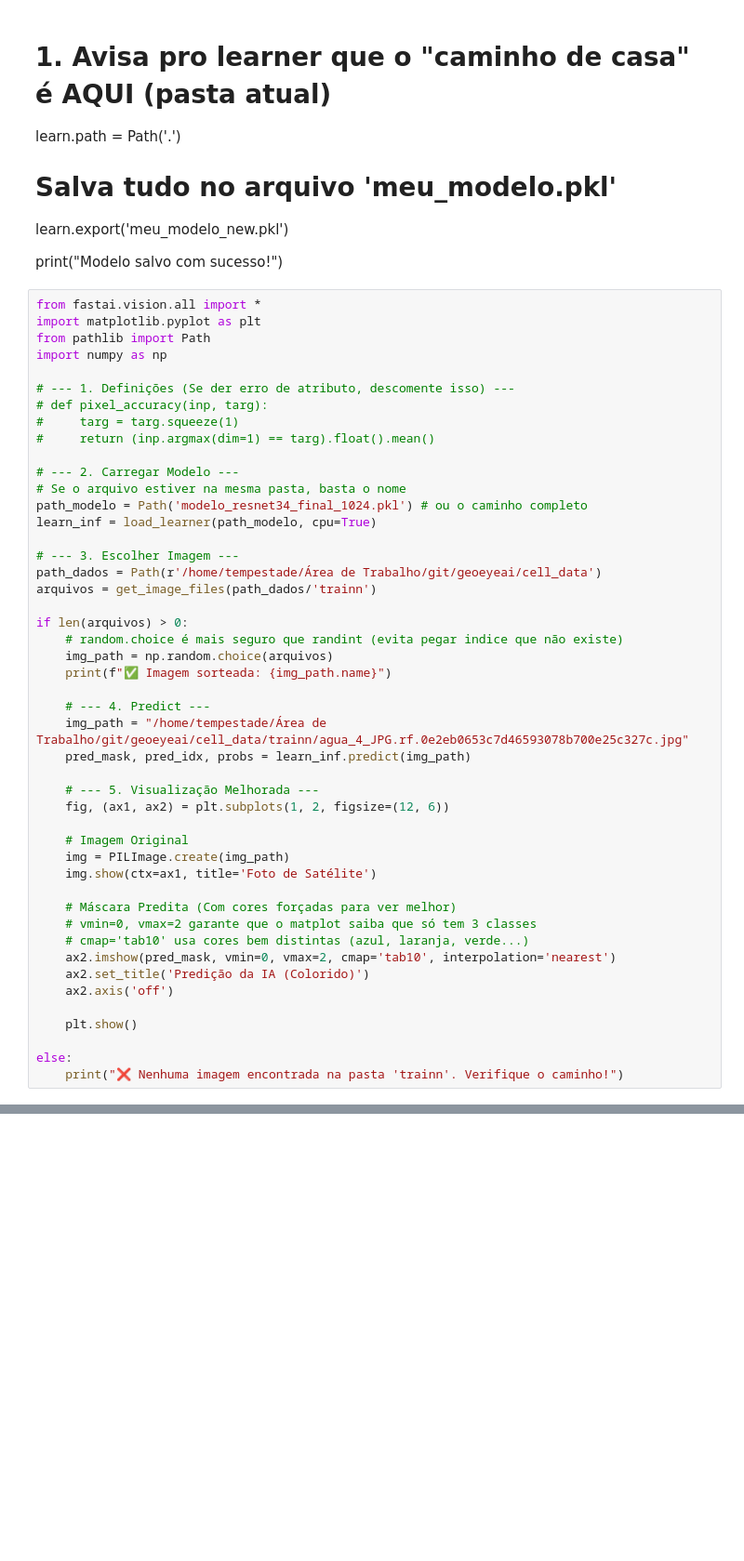
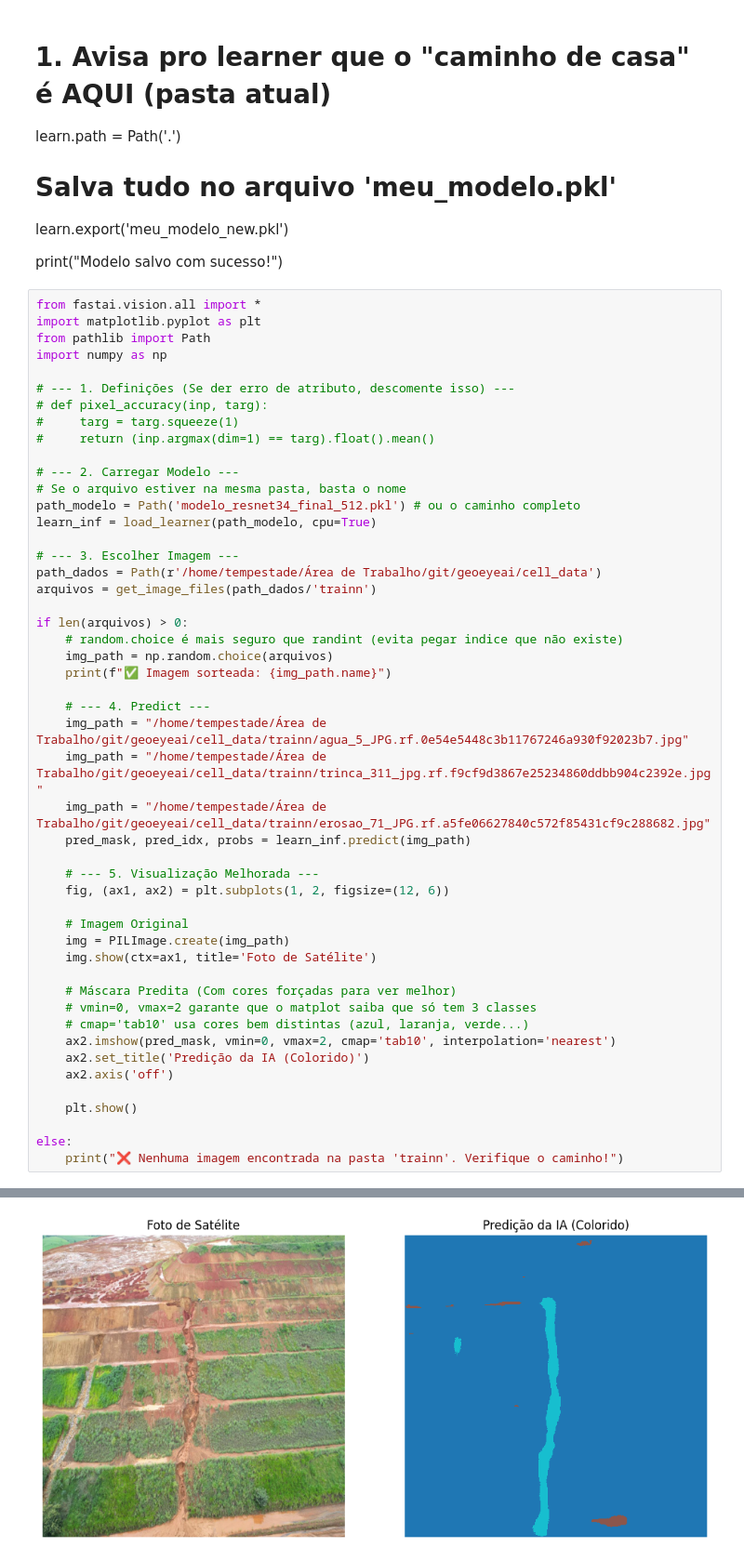
Before and after one commit to wmpjrufg/geoeyeai, a Jupyter notebook: test copy.ipynb, the cells around one changed output, grey strips where cells are left out. Shown at 93% size. Saved outputs shown, nothing was run; the diff lists cells and outputs as text; blank space fills up the shorter version.

```diff
--- a/test copy.ipynb
+++ b/test copy.ipynb
@@ -395,7 +404,7 @@ import numpy as np
 
 # --- 2. Carregar Modelo ---
 # Se o arquivo estiver na mesma pasta, basta o nome
-path_modelo = Path('modelo_resnet34_final_1024.pkl') # ou o caminho completo
+path_modelo = Path('modelo_resnet34_final_512.pkl') # ou o caminho completo
 learn_inf = load_learner(path_modelo, cpu=True)
 
 # --- 3. Escolher Imagem ---
@@ -408,7 +417,9 @@ if len(arquivos) > 0:
     print(f"✅ Imagem sorteada: {img_path.name}")
 
     # --- 4. Predict ---
-    img_path = "/home/tempestade/Área de Trabalho/git/geoeyeai/cell_data/trainn/agua_4_JPG.rf.0e2eb0653c7d46593078b700e25c327c.jpg"
+    img_path = "/home/tempestade/Área de Trabalho/git/geoeyeai/cell_data/trainn/agua_5_JPG.rf.0e54e5448c3b11767246a930f92023b7.jpg"
+    img_path = "/home/tempestade/Área de Trabalho/git/geoeyeai/cell_data/trainn/trinca_311_jpg.rf.f9cf9d3867e25234860ddbb904c2392e.jpg"
+    img_path = "/home/tempestade/Área de Trabalho/git/geoeyeai/cell_data/trainn/erosao_71_JPG.rf.a5fe06627840c572f85431cf9c288682.jpg"
     pred_mask, pred_idx, probs = learn_inf.predict(img_path)
 
     # --- 5. Visualização Melhorada ---
@@ -435,0 +446 @@ FileNotFoundError: [Errno 2] No such file or directory: '/home/tempestade/Área
+[figure, added]
```
Also changed, not shown: parts of 4 cells of this notebook, 13 other files.
